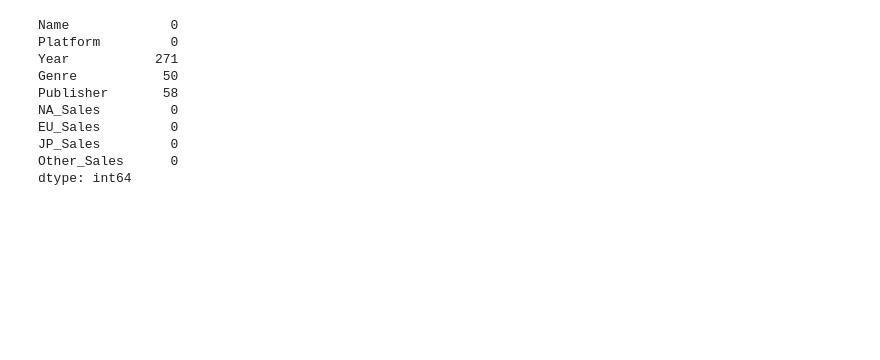
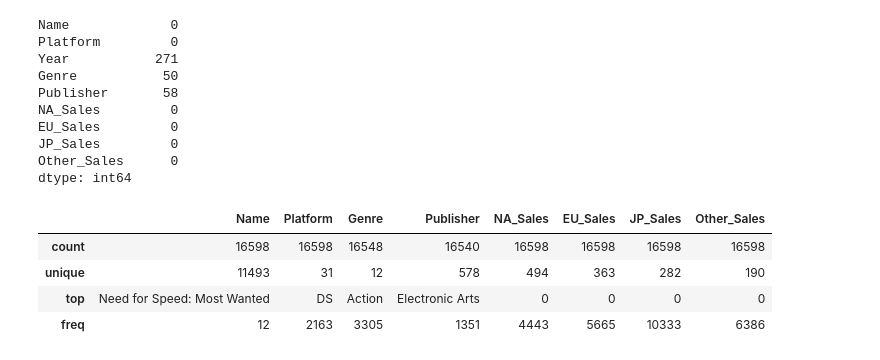
Before and after one commit to daje0601/CookBook-Python, a Jupyter notebook: section1_project_ds.ipynb, the cells around one changed output. Drawn from its saved outputs; the diff is of its cells as text; code cells hidden in the pictures; blank space fills up the shorter version.

```diff
--- a/section1_project_ds.ipynb
+++ b/section1_project_ds.ipynb
@@ -28,3 +44,11 @@ EU_Sales         0
 JP_Sales         0
 Other_Sales      0
 dtype: int64
+# %%
+df.describe(include=["O"])
+# %% [output]
+|  | Name | Platform | Genre | Publisher | NA_Sales | EU_Sales | JP_Sales | Other_Sales |
+| count | 16598 | 16598 | 16548 | 16540 | 16598 | 16598 | 16598 | 16598 |
+| unique | 11493 | 31 | 12 | 578 | 494 | 363 | 282 | 190 |
+| top | Need for Speed: Most Wanted | DS | Action | Electronic Arts | 0 | 0 | 0 | 0 |
+| freq | 12 | 2163 | 3305 | 1351 | 4443 | 5665 | 10333 | 6386 |
```
Also changed, not shown: parts of 11 cells of this notebook.
